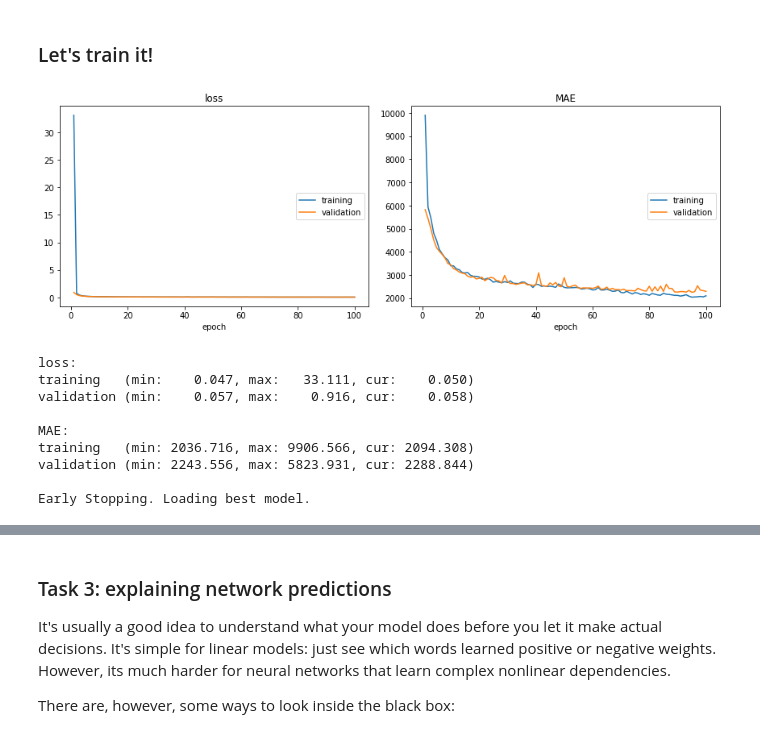
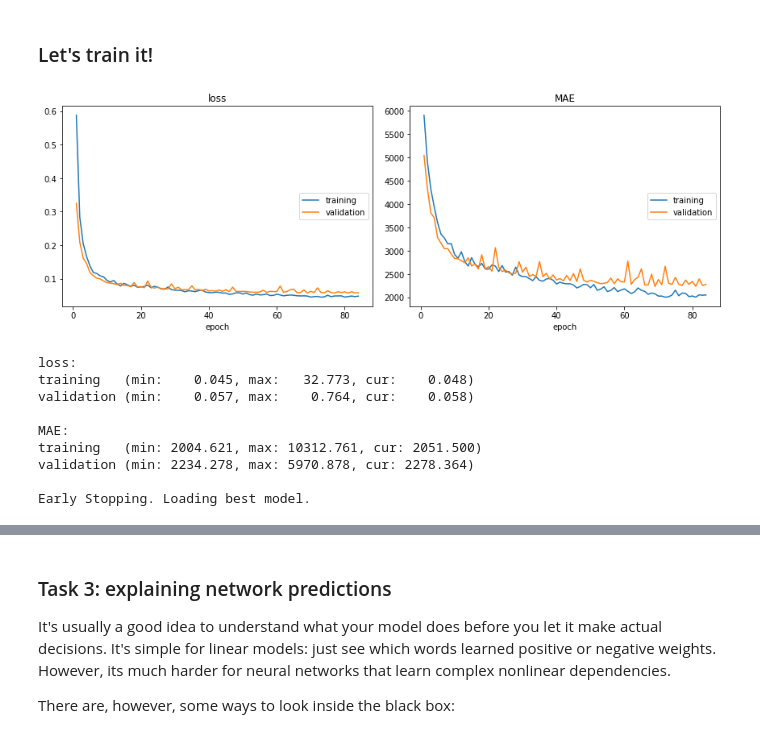
Before and after one commit to liviniuk/dl-course-skoltech, a Jupyter notebook: HW4/homework04_basic_part1_regression.ipynb, the cells around one changed output, grey strips where cells are left out. Cells and saved outputs as stored; diff of their text form; code cells hidden in the pictures.

```diff
--- a/HW4/homework04_basic_part1_regression.ipynb
+++ b/HW4/homework04_basic_part1_regression.ipynb
@@ -379,7 +386,15 @@ class DescriptionEncoder(nn.Module):
             self.emb = google_emb
         else:
             self.emb = nn.Embedding(n_tokens, 300, padding_idx=PAD_IX)
+
+        # Parallel Conv
         self.conv1 = nn.Conv1d(300, out_size, kernel_size=3, padding=1)
+        self.conv2 = nn.Conv1d(300, out_size, kernel_size=3, padding=1)
+        self.conv3 = nn.Conv1d(300, out_size, kernel_size=3, padding=1)
+        self.conv4 = nn.Conv1d(300, out_size, kernel_size=3, padding=1)
+        self.conv5 = nn.Conv1d(300, out_size, kernel_size=3, padding=1)
+        self.conv_layers = [self.conv1, self.conv2, self.conv3, self.conv3, self.conv4, self.conv5]
+
         self.pool1 = GlobalMaxPooling()
         self.dense = nn.Linear(out_size, out_size)
 
@@ -393,7 +408,7 @@ class DescriptionEncoder(nn.Module):
         # we transpose from [batch, time, units] to [batch, units, time] to fit Conv1d dim order
         h = torch.transpose(h, 1, 2)
 
-        h = self.conv1(h)
+        h = torch.cat([conv(h) for conv in self.conv_layers], dim=2)
         h = self.pool1(h)
         h = self.dense(h.relu())
 
@@ -430,15 +445,36 @@ class FullNetwork(nn.Module):
         # <YOUR CODE>
         self.cat_encoder = nn.Sequential(nn.Linear(n_cat_features, 64*5),
                                          nn.ReLU(),
-                                         nn.Linear(64*5, 64),
+                                         nn.BatchNorm1d(64*5), # improves MAE 2500 -> 2386
+                                         nn.Linear(64*5, 64)
                                         )
+
+
+#         self.cat_encoder = nn.Sequential(nn.Linear(n_cat_features, 64*5),
+#                                          nn.ReLU(),
+#                                          nn.BatchNorm1d(64*5), # improves MAE 2500 -> 2386
+#                                          nn.Linear(64*5, 64*3),
+#                                          nn.ReLU(),
+#                                          nn.BatchNorm1d(64*3),
+#                                          nn.Linear(64*3, 64),
+#                                         )
 
         # define "output" layers that process depend the three encoded vectors into answer
         # <YOUR CODE>
-        self.output = nn.Sequential(nn.Linear(64*3, 64*5),
+        self.output = nn.Sequential(nn.ReLU(), # obviously, improves the results. MAE 2500 -> 2153
+                                    nn.Linear(64*3, 64*5),
                                     nn.ReLU(),
                                     nn.Linear(64*5, 1)
                                    )
+
+
+#         self.output = nn.Sequential(nn.ReLU(), # obviously, improves the results. MAE 2500 -> 2153
+#                                     nn.Linear(64*3, 64*5),
+#                                     nn.ReLU(),
+#                                     nn.Linear(64*5, 64*3),
+#                                     nn.ReLU(),
+#                                     nn.Linear(64*3, 1)
+#                                    )
 
 
     def forward(self, title_ix, desc_ix, cat_features):
@@ -552,8 +595,8 @@ for epoch_i in range(num_epochs):
         cat_features = torch.tensor(batch["Categorical"], dtype=torch.float32).cuda()
         reference = torch.tensor(batch[target_column], dtype=torch.float32).cuda()
 
+        opt.zero_grad()
         prediction = model(title_ix, desc_ix, cat_features)
-
         loss = compute_loss(reference, prediction)
         loss.backward()
         opt.step()
@@ -587,41 +630,43 @@ for epoch_i in range(num_epochs):
 
     logs['val_loss'] = val_loss.item() / val_batches
     logs['val_MAE'] = val_mae.item() / val_batches
 #     print("\tLoss:\t%.5f" % (val_loss / val_batches))
 #     print("\tMAE:\t%.5f" % (val_mae / val_batches))
 #     print('\n\n')
 
     # Live Loss Visualization
     liveloss.update(logs)
     liveloss.draw()
     print()
 
     # Maintain the best-on-validation snapshot
     if best_val_mae is None:
         best_val_mae = logs['val_MAE']
         best_model_dict = deepcopy(model.state_dict())
+        # Removing the first log because first loss is usually too big and it spoils the plot.
+        liveloss.logs.pop(0)
     elif logs['val_MAE'] < best_val_mae:
         best_val_mae = logs['val_MAE']
         best_model_dict = deepcopy(model.state_dict())
         patience_countdown = patience
     else:
         patience_countdown -= 1
         if patience_countdown <= 0:
             print("Early Stopping. Loading best model.")
             model.load_state_dict(best_model_dict)
             break
 
     print("Patience =", patience_countdown)
     print()
 # %% [output]
-[figure, old version]
+[figure, new version]
 loss:
-training   (min:    0.047, max:   33.111, cur:    0.050)
-validation (min:    0.057, max:    0.916, cur:    0.058)
+training   (min:    0.045, max:   32.773, cur:    0.048)
+validation (min:    0.057, max:    0.764, cur:    0.058)
 
 MAE:
-training   (min: 2036.716, max: 9906.566, cur: 2094.308)
-validation (min: 2243.556, max: 5823.931, cur: 2288.844)
+training   (min: 2004.621, max: 10312.761, cur: 2051.500)
+validation (min: 2234.278, max: 5970.878, cur: 2278.364)
 
 Early Stopping. Loading best model.
 # %%
```
Also changed, not shown: parts of 11 cells of this notebook.
